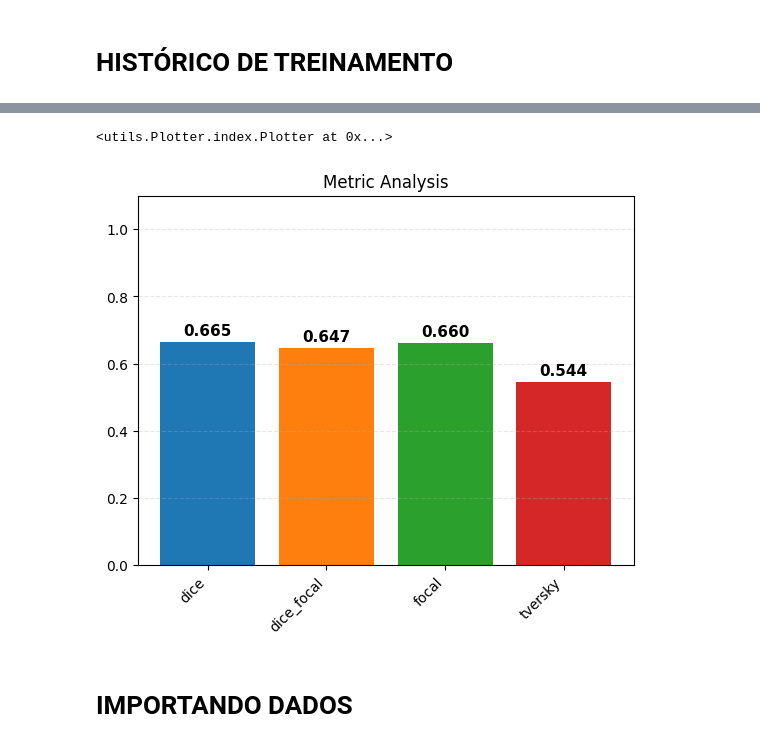
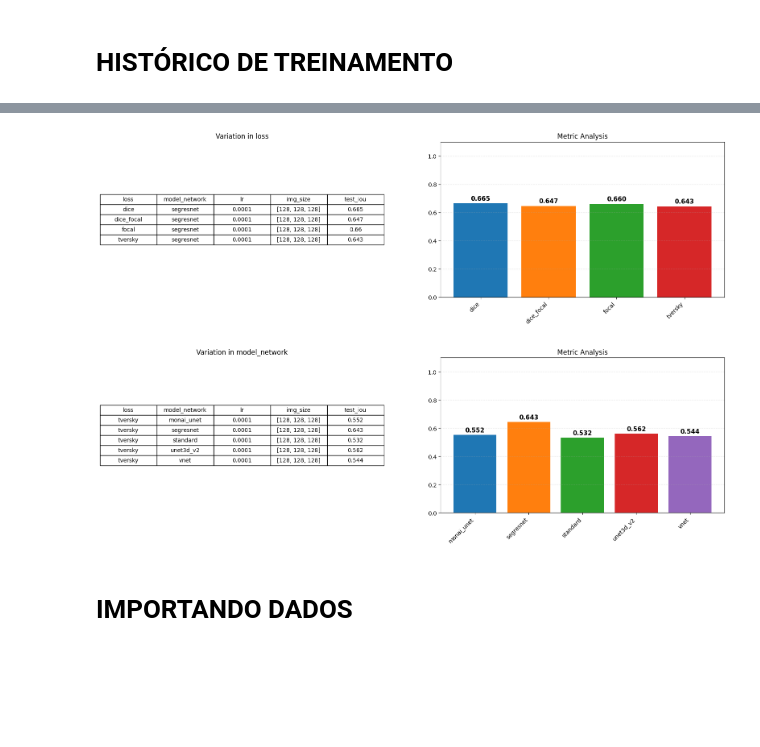
Before and after one commit to KlaussMarchi/SeismicMulticlass, a Jupyter notebook: Task/logs/3 - PostProcessing_out.ipynb, the cells around one changed output, grey strips where cells are left out. Drawn from its saved outputs; the diff is of its cells as text; code cells hidden in the pictures; blank space fills up the shorter version.

```diff
--- a/Task/logs/3 - PostProcessing_out.ipynb
+++ b/Task/logs/3 - PostProcessing_out.ipynb
@@ -93,9 +54,77 @@ summary:  std
-# %%
-from utils.Plotter.index import Plotter
-Plotter({key: value for key, value in zip(df.loss, df.test_iou)})
-# %% [output]
-<utils.Plotter.index.Plotter at 0x...>
-[figure, removed]
+# %%
+from utils.Plotter.index import Plotter
+
+class VariationAnalysis:
+    def __init__(self, df, variations=[]):
+        self.df = df.copy()
+        self.variations = variations
+        self.results = {}
+
+    def update(self):
+        df = self.df.copy()
+
+        for col in df.columns:
+            if df[col].dtype == object:
+                df[col] = df[col].astype(str)
+
+        other_cols = [c for c in df.columns if c not in self.variations and c != 'test_iou']
+        agg_funcs  = {'test_iou': 'mean'}
+
+        for col in other_cols:
+            agg_funcs[col] = 'first'
+
+        df = df.groupby(self.variations, as_index=False).agg(agg_funcs)
+        results = {}
+
+        for variation in self.variations:
+            const_cols    = [col for col in self.variations if col != variation and col in df.columns]
+            valid_indices = []
+
+            if const_cols:
+                grouped = df.groupby(const_cols)
+
+                for _, group in grouped:
+                    if group[variation].nunique() > 1:
+                        valid_indices.extend(group.index.tolist())
+            else:
+                if df[variation].nunique() > 1:
+                    valid_indices = df.index.tolist()
+
+            results[variation] = df.loc[list(set(valid_indices))].copy() if valid_indices else pd.DataFrame(columns=df.columns)
+
+        self.results = results
+
+    def plot(self):
+        for variation, df in self.results.items():
+            if len(df) == 0:
+                continue
+
+            df = df[self.variations + ['test_iou']].copy()
+            df['test_iou'] = df.test_iou.round(3)
+            df_str = df.astype(str)
+
+            plt.figure(figsize=(20, 5))
+            plt.subplot(1, 2, 1)
+            plt.axis('off')
+            plt.title(f'Variation in {variation}')
+
+            table = plt.table(cellText=df_str.values, colLabels=df.columns, loc='center', cellLoc='center')
+            table.auto_set_font_size(False)
+            table.set_fontsize(10)
+            table.scale(1, 1.5)
+
+            plt.subplot(1, 2, 2)
+            Plotter({key: value for key, value in zip(df[variation], df.test_iou)})
+            plt.show()
+
+
+analysis = VariationAnalysis(df)
+analysis.variations = ['loss', 'model_network', 'lr', 'img_size']
+analysis.update()
+analysis.plot()
+# %% [output]
+[figure, added]
+[figure, added]
 # %% [markdown]
 # IMPORTANDO DADOS
 # %%
```
Also changed, not shown: parts of 10 cells of this notebook, 5 other files.
